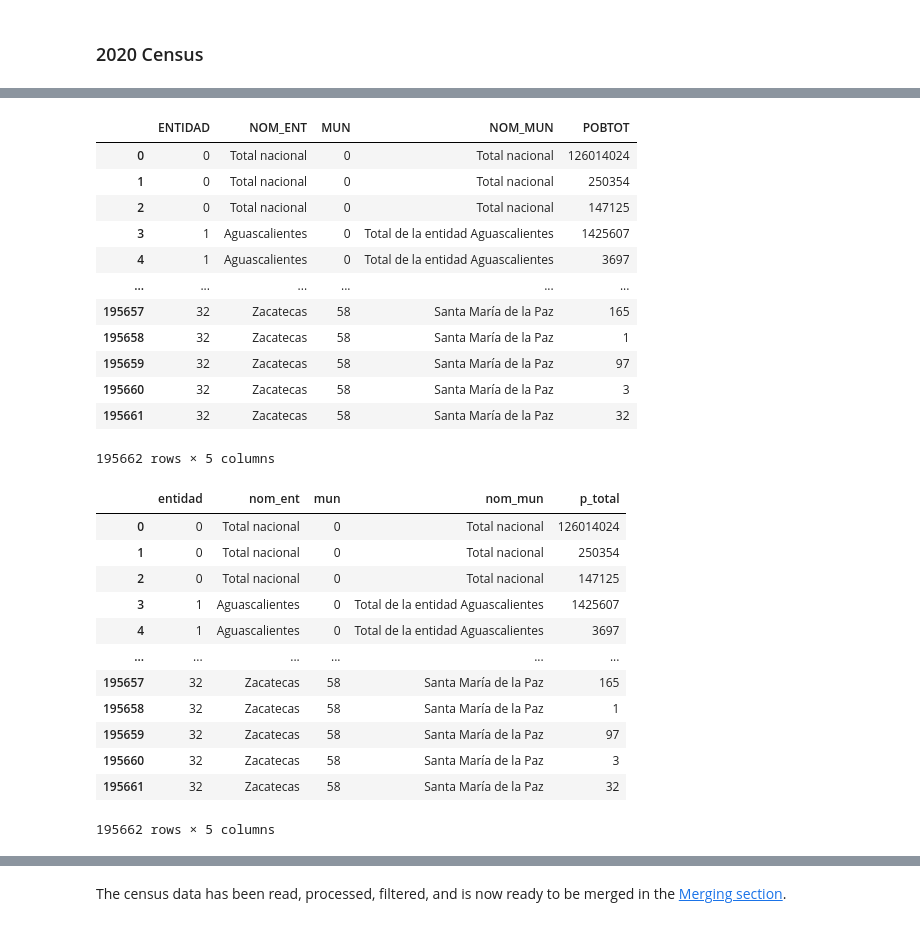
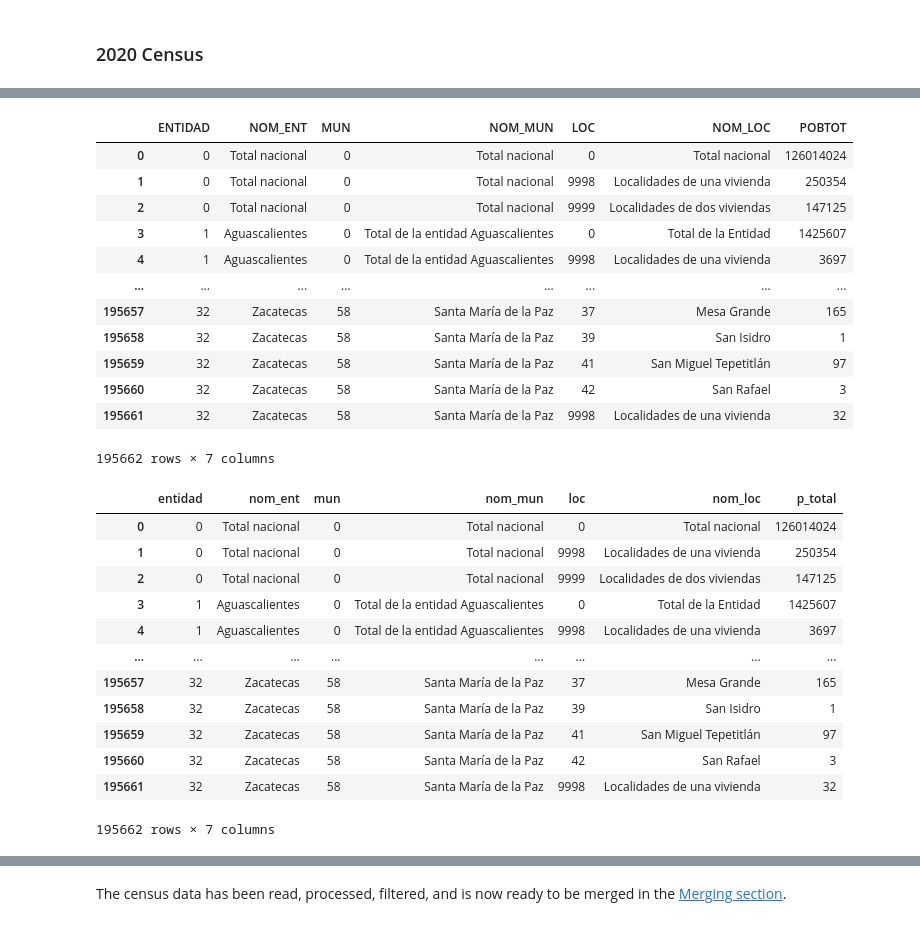
Before and after one commit to SrGitQ/geodata-analysis, a Jupyter notebook: exp/analysis_doc.ipynb, the cells around one changed output, grey strips where cells are left out. Drawn from its saved outputs; the diff is of its cells as text; code cells hidden in the pictures.

```diff
--- a/exp/analysis_doc.ipynb
+++ b/exp/analysis_doc.ipynb
@@ -193,37 +396,37 @@ df_2020
 195662 rows × 286 columns
 # %%
 # Select only the necessary columns
-df_2020 = df_2020[['ENTIDAD', 'NOM_ENT', 'MUN', 'NOM_MUN', 'POBTOT']]
+df_2020 = df_2020[['ENTIDAD', 'NOM_ENT', 'MUN', 'NOM_MUN', 'LOC', 'NOM_LOC', 'POBTOT']]
 df_2020
 # %% [output]
-|  | ENTIDAD | NOM_ENT | MUN | NOM_MUN | POBTOT |
-| 0 | 0 | Total nacional | 0 | Total nacional | 126014024 |
-| 1 | 0 | Total nacional | 0 | Total nacional | 250354 |
-| 2 | 0 | Total nacional | 0 | Total nacional | 147125 |
-| 3 | 1 | Aguascalientes | 0 | Total de la entidad Aguascalientes | 1425607 |
-| 4 | 1 | Aguascalientes | 0 | Total de la entidad Aguascalientes | 3697 |
-| ... | ... | ... | ... | ... | ... |
-| 195657 | 32 | Zacatecas | 58 | Santa María de la Paz | 165 |
-| 195658 | 32 | Zacatecas | 58 | Santa María de la Paz | 1 |
-| 195659 | 32 | Zacatecas | 58 | Santa María de la Paz | 97 |
-| 195660 | 32 | Zacatecas | 58 | Santa María de la Paz | 3 |
-| 195661 | 32 | Zacatecas | 58 | Santa María de la Paz | 32 |
+|  | ENTIDAD | NOM_ENT | MUN | NOM_MUN | LOC | NOM_LOC | POBTOT |
+| 0 | 0 | Total nacional | 0 | Total nacional | 0 | Total nacional | 126014024 |
+| 1 | 0 | Total nacional | 0 | Total nacional | 9998 | Localidades de una vivienda | 250354 |
+| 2 | 0 | Total nacional | 0 | Total nacional | 9999 | Localidades de dos viviendas | 147125 |
+| 3 | 1 | Aguascalientes | 0 | Total de la entidad Aguascalientes | 0 | Total de la Entidad | 1425607 |
+| 4 | 1 | Aguascalientes | 0 | Total de la entidad Aguascalientes | 9998 | Localidades de una vivienda | 3697 |
+| ... | ... | ... | ... | ... | ... | ... | ... |
+| 195657 | 32 | Zacatecas | 58 | Santa María de la Paz | 37 | Mesa Grande | 165 |
+| 195658 | 32 | Zacatecas | 58 | Santa María de la Paz | 39 | San Isidro | 1 |
+| 195659 | 32 | Zacatecas | 58 | Santa María de la Paz | 41 | San Miguel Tepetitlán | 97 |
+| 195660 | 32 | Zacatecas | 58 | Santa María de la Paz | 42 | San Rafael | 3 |
+| 195661 | 32 | Zacatecas | 58 | Santa María de la Paz | 9998 | Localidades de una vivienda | 32 |
-195662 rows × 5 columns
+195662 rows × 7 columns
 # %%
 # Rename the column pobtot to p_total
-df_2020.columns = ['entidad', 'nom_ent', 'mun', 'nom_mun', 'p_total']
+df_2020.columns = ['entidad', 'nom_ent', 'mun', 'nom_mun', 'loc', 'nom_loc', 'p_total']
 df_2020
 # %% [output]
-|  | entidad | nom_ent | mun | nom_mun | p_total |
-| 0 | 0 | Total nacional | 0 | Total nacional | 126014024 |
-| 1 | 0 | Total nacional | 0 | Total nacional | 250354 |
-| 2 | 0 | Total nacional | 0 | Total nacional | 147125 |
-| 3 | 1 | Aguascalientes | 0 | Total de la entidad Aguascalientes | 1425607 |
-| 4 | 1 | Aguascalientes | 0 | Total de la entidad Aguascalientes | 3697 |
-| ... | ... | ... | ... | ... | ... |
-| 195657 | 32 | Zacatecas | 58 | Santa María de la Paz | 165 |
-| 195658 | 32 | Zacatecas | 58 | Santa María de la Paz | 1 |
-| 195659 | 32 | Zacatecas | 58 | Santa María de la Paz | 97 |
-| 195660 | 32 | Zacatecas | 58 | Santa María de la Paz | 3 |
-| 195661 | 32 | Zacatecas | 58 | Santa María de la Paz | 32 |
+|  | entidad | nom_ent | mun | nom_mun | loc | nom_loc | p_total |
+| 0 | 0 | Total nacional | 0 | Total nacional | 0 | Total nacional | 126014024 |
+| 1 | 0 | Total nacional | 0 | Total nacional | 9998 | Localidades de una vivienda | 250354 |
+| 2 | 0 | Total nacional | 0 | Total nacional | 9999 | Localidades de dos viviendas | 147125 |
+| 3 | 1 | Aguascalientes | 0 | Total de la entidad Aguascalientes | 0 | Total de la Entidad | 1425607 |
+| 4 | 1 | Aguascalientes | 0 | Total de la entidad Aguascalientes | 9998 | Localidades de una vivienda | 3697 |
+| ... | ... | ... | ... | ... | ... | ... | ... |
+| 195657 | 32 | Zacatecas | 58 | Santa María de la Paz | 37 | Mesa Grande | 165 |
+| 195658 | 32 | Zacatecas | 58 | Santa María de la Paz | 39 | San Isidro | 1 |
+| 195659 | 32 | Zacatecas | 58 | Santa María de la Paz | 41 | San Miguel Tepetitlán | 97 |
+| 195660 | 32 | Zacatecas | 58 | Santa María de la Paz | 42 | San Rafael | 3 |
+| 195661 | 32 | Zacatecas | 58 | Santa María de la Paz | 9998 | Localidades de una vivienda | 32 |
-195662 rows × 5 columns
+195662 rows × 7 columns
```
Also changed, not shown: parts of 47 cells of this notebook, 2 other files.
